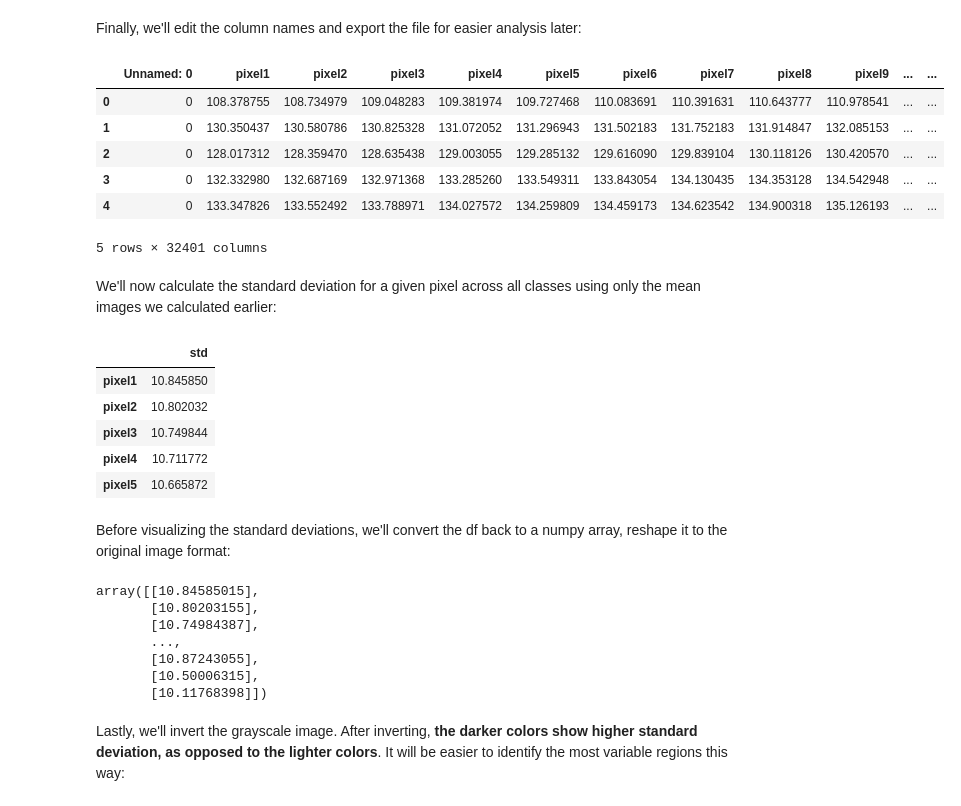
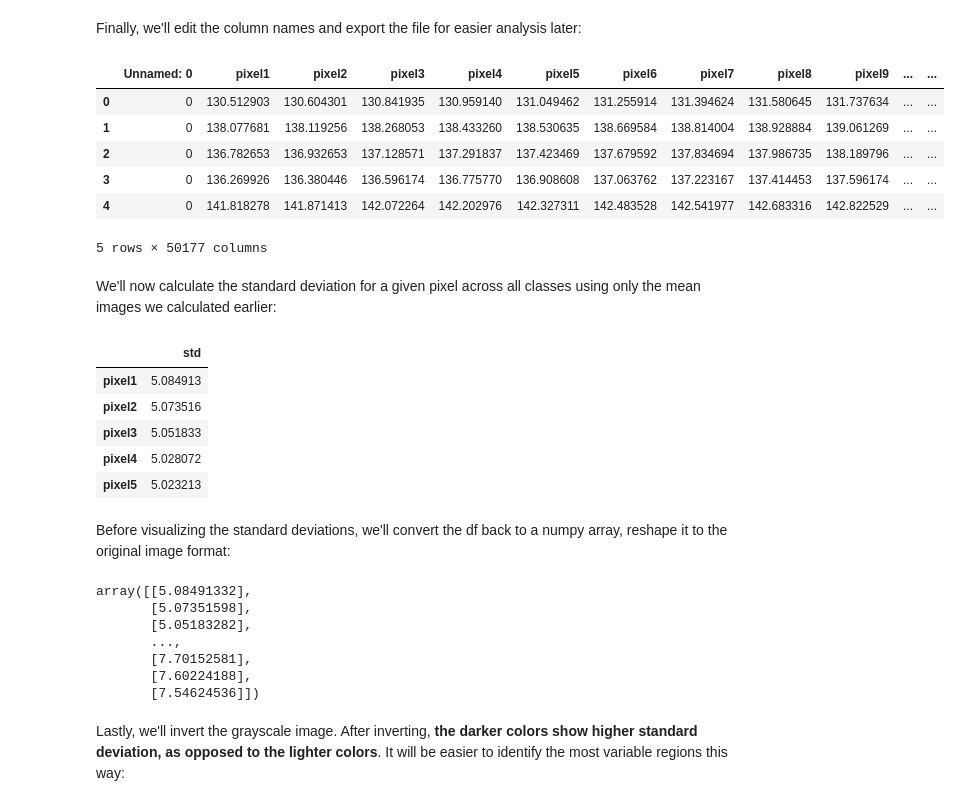
Before and after one commit to zachcarlson/ASLImageRecognition, a Jupyter notebook: ASLImageRecognition.ipynb, the cells around one changed output. Drawn from its saved outputs; the diff is of its cells as text; code cells hidden in the pictures.

```diff
--- a/ASLImageRecognition.ipynb
+++ b/ASLImageRecognition.ipynb
@@ -176,14 +164,14 @@ letter_means_csv.to_csv("C:/Users/Zach/Documents/Github/ASLImageRecognition/lett
 # %%
-test = pd.read_csv("C:/Users/Zach/Documents/Github/ASLImageRecognition/letter_means_df.csv")
+test = pd.read_csv("D:/Masters_Classes/Capstone/ASLImageRecognition/letter_means_df.csv")
 test.head()
 # %% [output]
 |  | Unnamed: 0 | pixel1 | pixel2 | pixel3 | pixel4 | pixel5 | pixel6 | pixel7 | pixel8 | pixel9 | ... | ... |
-| 0 | 0 | 108.378755 | 108.734979 | 109.048283 | 109.381974 | 109.727468 | 110.083691 | 110.391631 | 110.643777 | 110.978541 | ... | ... |
-| 1 | 0 | 130.350437 | 130.580786 | 130.825328 | 131.072052 | 131.296943 | 131.502183 | 131.752183 | 131.914847 | 132.085153 | ... | ... |
-| 2 | 0 | 128.017312 | 128.359470 | 128.635438 | 129.003055 | 129.285132 | 129.616090 | 129.839104 | 130.118126 | 130.420570 | ... | ... |
-| 3 | 0 | 132.332980 | 132.687169 | 132.971368 | 133.285260 | 133.549311 | 133.843054 | 134.130435 | 134.353128 | 134.542948 | ... | ... |
-| 4 | 0 | 133.347826 | 133.552492 | 133.788971 | 134.027572 | 134.259809 | 134.459173 | 134.623542 | 134.900318 | 135.126193 | ... | ... |
+| 0 | 0 | 130.512903 | 130.604301 | 130.841935 | 130.959140 | 131.049462 | 131.255914 | 131.394624 | 131.580645 | 131.737634 | ... | ... |
+| 1 | 0 | 138.077681 | 138.119256 | 138.268053 | 138.433260 | 138.530635 | 138.669584 | 138.814004 | 138.928884 | 139.061269 | ... | ... |
+| 2 | 0 | 136.782653 | 136.932653 | 137.128571 | 137.291837 | 137.423469 | 137.679592 | 137.834694 | 137.986735 | 138.189796 | ... | ... |
+| 3 | 0 | 136.269926 | 136.380446 | 136.596174 | 136.775770 | 136.908608 | 137.063762 | 137.223167 | 137.414453 | 137.596174 | ... | ... |
+| 4 | 0 | 141.818278 | 141.871413 | 142.072264 | 142.202976 | 142.327311 | 142.483528 | 142.541977 | 142.683316 | 142.822529 | ... | ... |
-5 rows × 32401 columns
+5 rows × 50177 columns
 # %% [markdown]
 We'll now calculate the standard deviation for a given pixel across all classes using only the mean images we calculated earlier:
 # %%
@@ -195,22 +183,22 @@ image_mean_values_std.columns = ["std"]
 image_mean_values_std.head()
 # %% [output]
 |  | std |
-| pixel1 | 10.845850 |
-| pixel2 | 10.802032 |
-| pixel3 | 10.749844 |
-| pixel4 | 10.711772 |
-| pixel5 | 10.665872 |
+| pixel1 | 5.084913 |
+| pixel2 | 5.073516 |
+| pixel3 | 5.051833 |
+| pixel4 | 5.028072 |
+| pixel5 | 5.023213 |
 # %% [markdown]
 Before visualizing the standard deviations, we'll convert the df back to a numpy array, reshape it to the original image format:
 # %%
 image_mean_values = image_mean_values_std.to_numpy()
 image_mean_values
 # %% [output]
-array([[10.84585015],
-       [10.80203155],
-       [10.74984387],
+array([[5.08491332],
+       [5.07351598],
+       [5.05183282],
        ...,
-       [10.87243055],
-       [10.50006315],
-       [10.11768398]])
+       [7.70152581],
+       [7.60224188],
+       [7.54624536]])
 # %%
```
Also changed, not shown: parts of 12 cells of this notebook, 1 other file.
